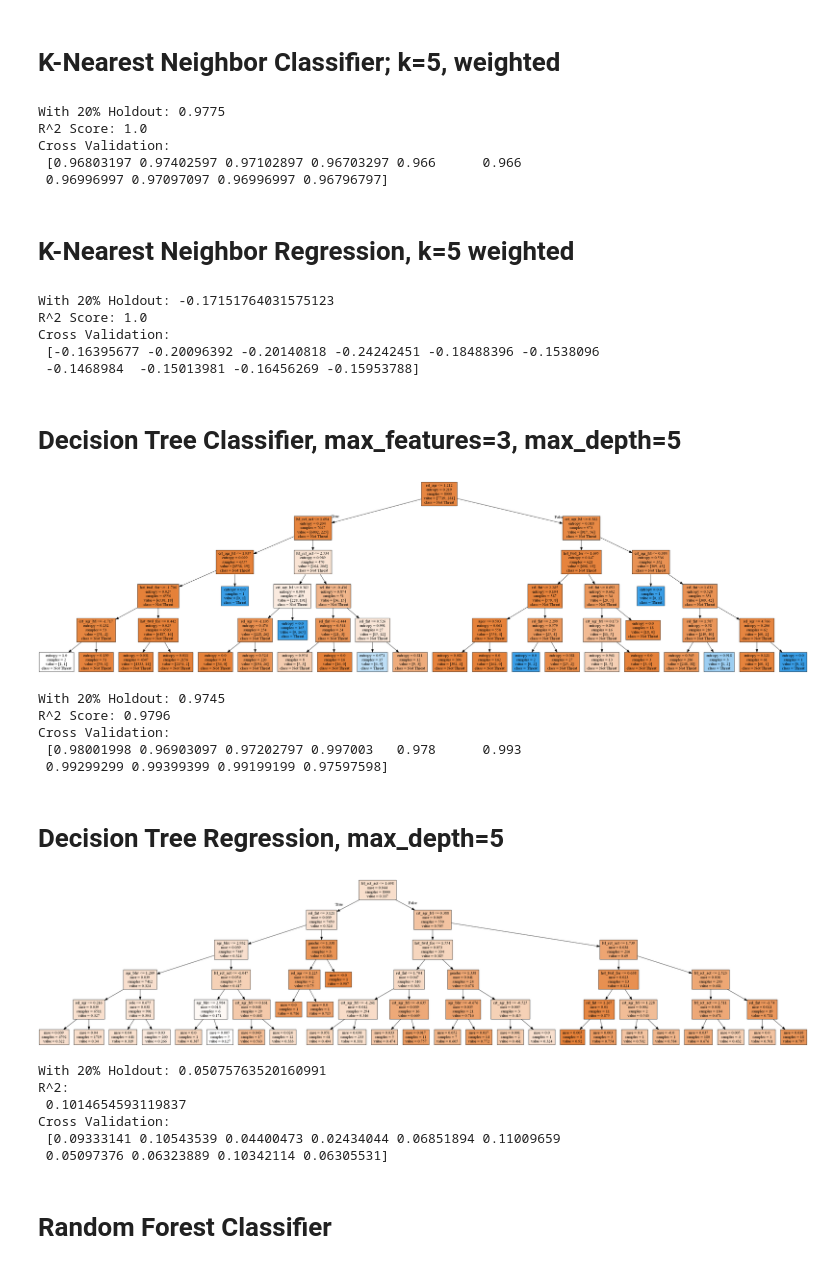
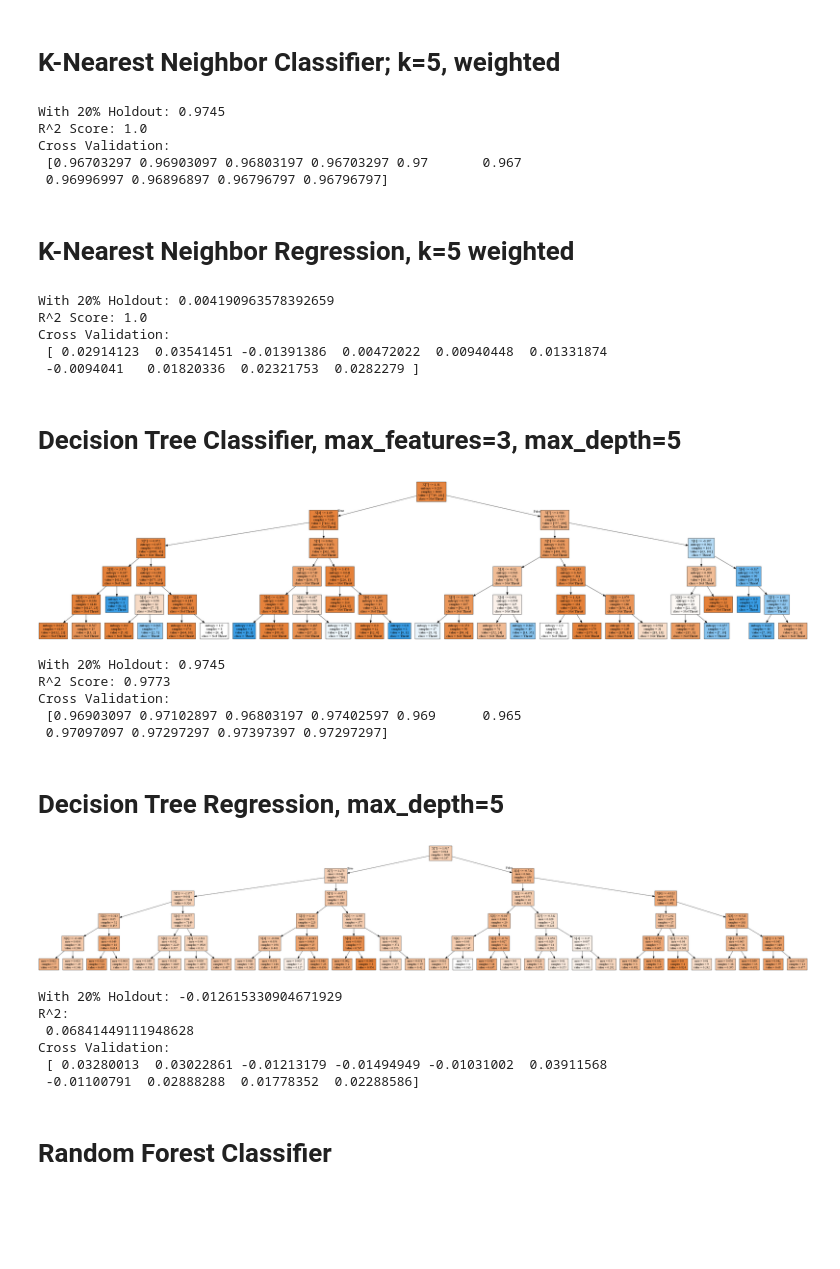
Before and after one commit to BlaHaws/Thinkful, a Jupyter notebook: CapstoneResearch/PredictingTerroristCapstone3.ipynb, the cells around one changed output. Saved outputs shown, nothing was run; the diff lists cells and outputs as text; code cells hidden in the pictures; blank space fills up the shorter version.

```diff
--- a/CapstoneResearch/PredictingTerroristCapstone3.ipynb
+++ b/CapstoneResearch/PredictingTerroristCapstone3.ipynb
@@ -48,22 +39,20 @@ train_Y_cont = train['prob_threat']
 
 predict_X = predict.drop(['is_current_threat', 'prob_threat'], 1)
 
+scaler = StandardScaler()
+scaler.fit(train_X)
+train_X = scaler.transform(train_X)
+predict_X = scaler.transform(predict_X)
+
+pca = PCA(.95)
+pca.fit(train_X)
+train_X = pca.transform(train_X)
+predict_X = pca.transform(predict_X)
+
 train_cat_X, test_cat_X, train_cat_Y, test_cat_Y = train_test_split(
     train_X, train_Y_cat, test_size=0.2, random_state=0)
 train_cont_X, test_cont_X, train_cont_Y, test_cont_Y = train_test_split(
     train_X, train_Y_cont, test_size=0.2, random_state=0)
-
-scaler_cat = StandardScaler()
-scaler_cont = StandardScaler()
-scaler_cat.fit(train_cat_X)
-scaler_cont.fit(train_cont_X)
-
-train_cat_X = scaler_cat.transform(train_cat_X)
-test_cat_X = scaler_cat.transform(test_cat_X)
-train_cont_X = scaler_cont.transform(train_cont_X)
-test_cont_X = scaler_cont.transform(test_cont_X)
-
-predict_X = scaler_cont.transform(predict_X)
 # %% [markdown]
 # Naive Bayes
 # %%
@@ -95,63 +84,61 @@ Cross Validation:
 # %% [markdown]
 # K-Nearest Neighbor Classifier; k=5, weighted
 # %%
-knn_class = neighbors.KNeighborsClassifier(n_neighbors = 5, weights='distance')
+knn_class = neighbors.KNeighborsClassifier(n_neighbors=35, weights='distance')
 
 print('With 20% Holdout: ' + str(knn_class.fit(train_cat_X, train_cat_Y).score(test_cat_X, test_cat_Y)))
 print('R^2 Score: ' + str(knn_class.fit(train_X, train_Y_cat).score(train_X, train_Y_cat)))
 print('Cross Validation:\n', cross_val_score(knn_class, train_X, train_Y_cat, cv=10))
 # %% [output]
-With 20% Holdout: 0.9775
+With 20% Holdout: 0.9745
 R^2 Score: 1.0
 Cross Validation:
- [0.96803197 0.97402597 0.97102897 0.96703297 0.966      0.966
- 0.96996997 0.97097097 0.96996997 0.96796797]
+ [0.96703297 0.96903097 0.96803197 0.96703297 0.97       0.967
+ 0.96996997 0.96896897 0.96796797 0.96796797]
 # %% [markdown]
 # K-Nearest Neighbor Regression, k=5 weighted
 # %%
-knn_regr = neighbors.KNeighborsRegressor(n_neighbors=5, weights='distance')
+knn_regr = neighbors.KNeighborsRegressor(n_neighbors=35, weights='distance')
 
 print('With 20% Holdout: ' + str(knn_regr.fit(train_cont_X, train_cont_Y).score(test_cont_X, test_cont_Y)))
 print('R^2 Score: ' + str(knn_regr.fit(train_X, train_Y_cont).score(train_X, train_Y_cont)))
 print('Cross Validation:\n', cross_val_score(knn_regr, train_X, train_Y_cont, cv=10))
 # %% [output]
-With 20% Holdout: -0.17151764031575123
+With 20% Holdout: 0.004190963578392659
 R^2 Score: 1.0
 Cross Validation:
- [-0.16395677 -0.20096392 -0.20140818 -0.24242451 -0.18488396 -0.1538096
- -0.1468984  -0.15013981 -0.16456269 -0.15953788]
+ [ 0.02914123  0.03541451 -0.01391386  0.00472022  0.00940448  0.01331874
+ -0.0094041   0.01820336  0.02321753  0.0282279 ]
 # %% [markdown]
 # Decision Tree Classifier, max_features=3, max_depth=5
 # %%
 class_tree = tree.DecisionTreeClassifier(
     criterion='entropy',
-    max_features=3,
     max_depth=5
 )
 
 class_tree.fit(train_cat_X, train_cat_Y)
 
 dot_data = tree.export_graphviz(
     class_tree, out_file=None,
-    feature_names=train_X.columns,
     class_names=['Not Threat', 'Threat'],
     filled=True,
 )
 
 graph = pydotplus.graph_from_dot_data(dot_data)
 Image(graph.create_png())
 # %% [output]
-[figure, old version]
+[figure, new version]
 # %%
 print('With 20% Holdout: ' + str(class_tree.fit(train_cat_X, train_cat_Y).score(test_cat_X, test_cat_Y)))
 print('R^2 Score: ' + str(class_tree.fit(train_X, train_Y_cat).score(train_X, train_Y_cat)))
 print('Cross Validation:\n', cross_val_score(class_tree, train_X, train_Y_cat, cv=10))
 # %% [output]
 With 20% Holdout: 0.9745
-R^2 Score: 0.9796
+R^2 Score: 0.9773
 Cross Validation:
- [0.98001998 0.96903097 0.97202797 0.997003   0.978      0.993
- 0.99299299 0.99399399 0.99199199 0.97597598]
+ [0.96903097 0.97102897 0.96803197 0.97402597 0.969      0.965
+ 0.97097097 0.97297297 0.97397397 0.97297297]
 # %% [markdown]
 # Decision Tree Regression, max_depth=5
 # %%
@@ -160,7 +147,6 @@ regr_tree.fit(train_cont_X, train_cont_Y)
 
 dot_data = tree.export_graphviz(
     regr_tree, out_file=None,
-    feature_names=train_X.columns,
     class_names=['Not Threat', 'Threat'],
     filled=True,
 )
@@ -168,18 +154,18 @@ dot_data = tree.export_graphviz(
 graph = pydotplus.graph_from_dot_data(dot_data)
 Image(graph.create_png())
 # %% [output]
-[figure, old version]
+[figure, new version]
 # %%
 print('With 20% Holdout: ' + str(regr_tree.fit(train_cont_X, train_cont_Y).score(test_cont_X, test_cont_Y)))
 print('R^2:\n', regr_tree.fit(train_X, train_Y_cont).score(train_X, train_Y_cont))
 print('Cross Validation:\n', cross_val_score(regr_tree, train_X, train_Y_cont, cv=10))
 # %% [output]
-With 20% Holdout: 0.05075763520160991
+With 20% Holdout: -0.012615330904671929
 R^2:
- 0.1014654593119837
+ 0.06841449111948628
 Cross Validation:
- [0.09333141 0.10543539 0.04400473 0.02434044 0.06851894 0.11009659
- 0.05097376 0.06323889 0.10342114 0.06305531]
+ [ 0.03280013  0.03022861 -0.01213179 -0.01494949 -0.01031002  0.03911568
+ -0.01100791  0.02888288  0.01778352  0.02288586]
 # %% [markdown]
 # Random Forest Classifier
 # %%
```
Also changed, not shown: parts of 19 cells of this notebook, 4 other files.
